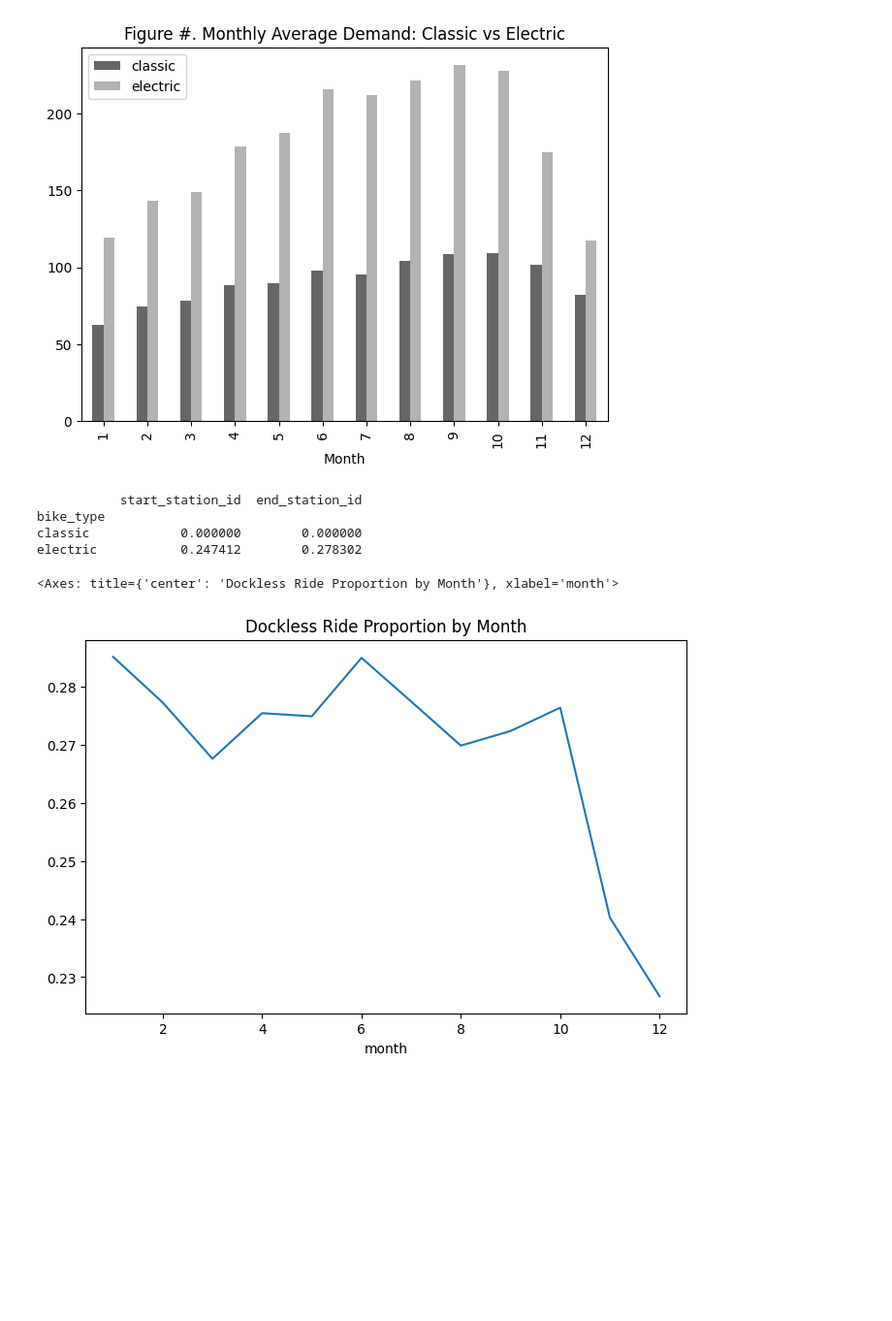
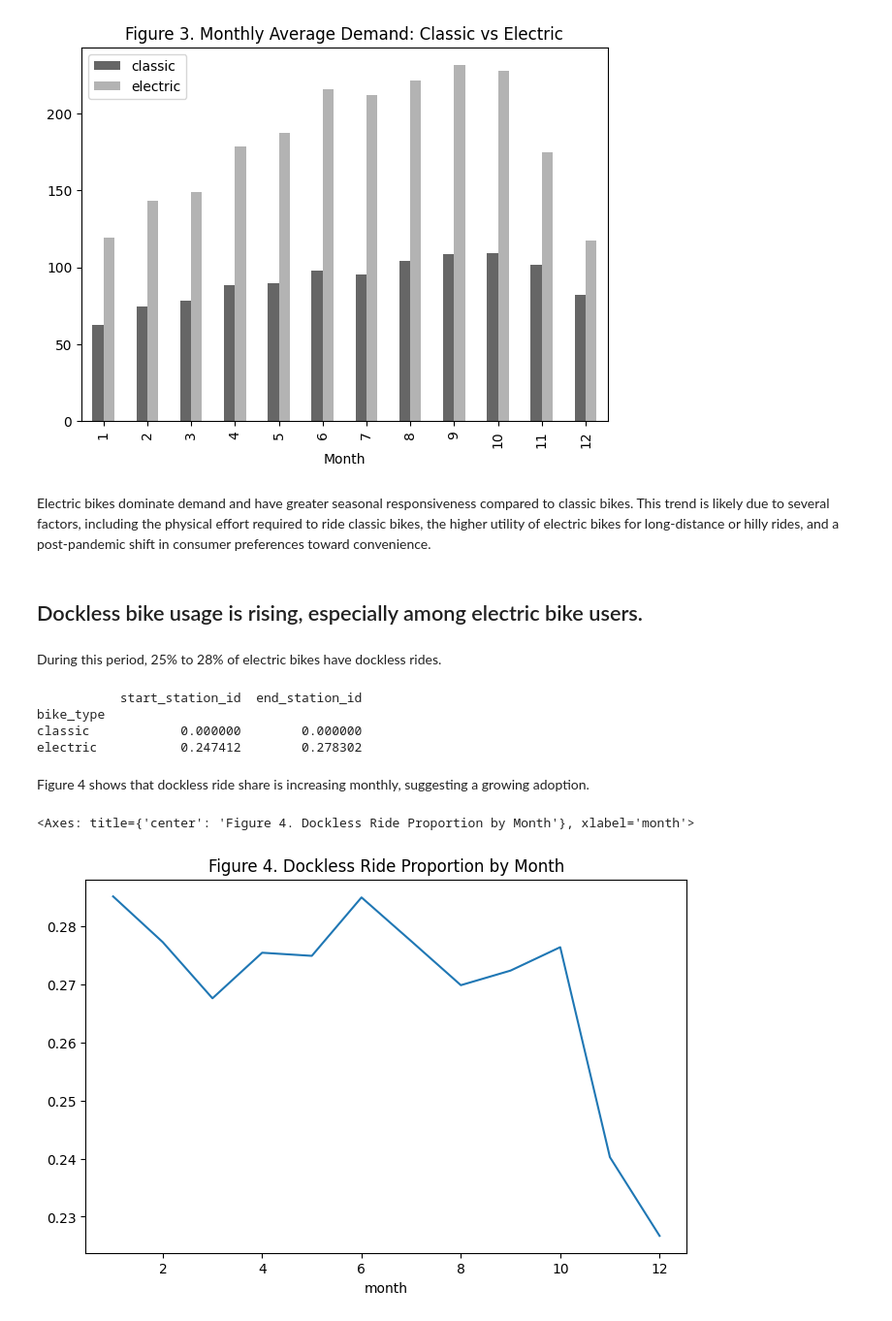
Before and after one commit to dfabrega2021/hello-world, a Jupyter notebook: Day 5/[DATA-05E] Example - Bay Wheels operations data.ipynb, the cells around one changed output. Shown: that part at 97% size. Cells and saved outputs as stored; diff of their text form; code cells hidden in the pictures; blank space fills up the shorter version.

```diff
--- a/Day 5/[DATA-05E] Example - Bay Wheels operations data.ipynb
+++ b/Day 5/[DATA-05E] Example - Bay Wheels operations data.ipynb
@@ -336,0 +341,12 @@ df[['total', 'month']].groupby('month').mean().plot(figsize=(8,5),
+# %%
+rides['start_time'] = pd.to_datetime(rides['start_time'])
+rides['year_month'] = rides['start_time'].dt.to_period('M')
+
+monthly_demand = rides.groupby('year_month')[['classic', 'electric']].sum()
+
+monthly_demand.plot(
+    figsize=(10, 5),
+    title='Figure 1. Monthly Demand Trend: Classic vs. Electric Bikes',
+    xlabel='Year-Month',
+    ylabel='Total Rides'
+);
@@ -369,3 +386,9 @@ df_bikes[['Classic', 'Electric', 'Month']].groupby('Month').mean().plot.bar(figs
 # %% [output]
 [figure]
+# %% [markdown]
+Electric bikes dominate demand and have greater seasonal responsiveness compared to classic bikes. This trend is likely due to several factors, including the physical effort required to ride classic bikes, the higher utility of electric bikes for long-distance or hilly rides, and a post-pandemic shift in consumer preferences toward convenience.
+# %% [markdown]
+## Dockless bike usage is rising, especially among electric bike users.
+# %% [markdown]
+During this period, 25% to 28% of electric bikes have dockless rides.
 # %%
@@ -381,14 +401,14 @@ print(rides.groupby('bike_type')[['start_station_id', 'end_station_id']].apply(l
 bike_type
 classic            0.000000        0.000000
 electric           0.247412        0.278302
+# %% [markdown]
+Figure 4 shows that dockless ride share is increasing monthly, suggesting a growing adoption.
 # %%
-# dockless category
 rides['dockless'] = rides['start_station_id'].isna() | rides['end_station_id'].isna()
 
-# aggregate dockless rides by month
 rides['month'] = rides['hour'].dt.month
 dockless_trend = rides.groupby('month')['dockless'].mean()
-dockless_trend.plot(title='Dockless Ride Proportion by Month', figsize=(8,5))
+dockless_trend.plot(title='Figure 4. Dockless Ride Proportion by Month', figsize=(8,5))
 # %% [output]
-<Axes: title={'center': 'Dockless Ride Proportion by Month'}, xlabel='month'>
+<Axes: title={'center': 'Figure 4. Dockless Ride Proportion by Month'}, xlabel='month'>
-[figure, old version]
+[figure, new version]
```
Also changed, not shown: parts of 41 cells of this notebook.
